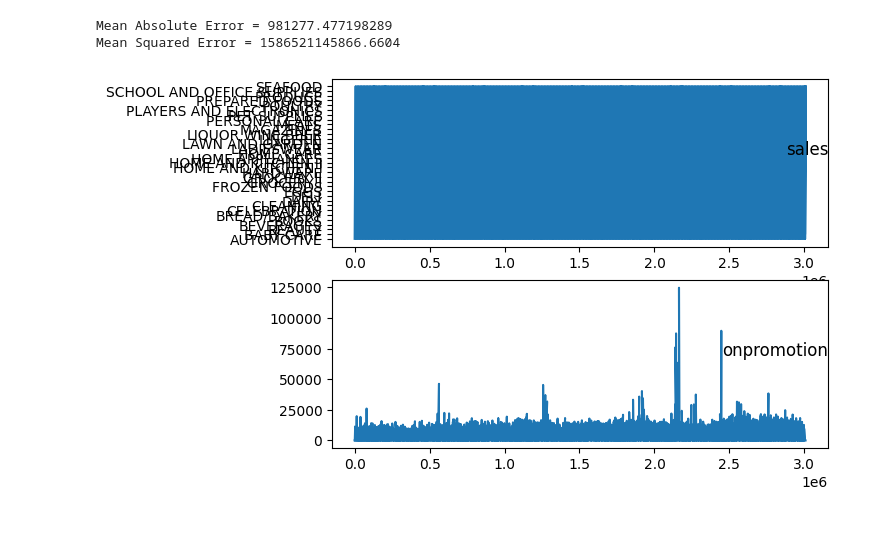
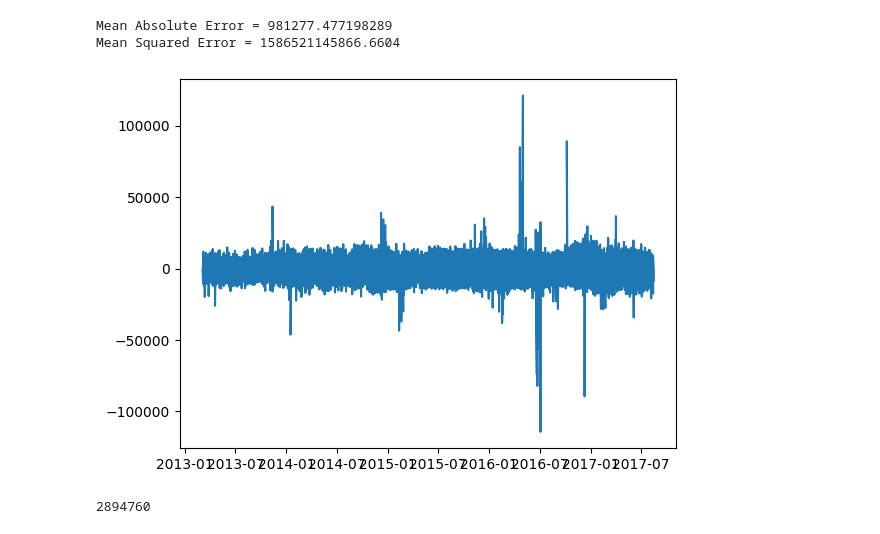
Before and after one commit to kwasichrappah/Time_series_analysis, a Jupyter notebook: sales_forecast.ipynb, the cells around one changed output. Cells and saved outputs as stored; diff of their text form; code cells hidden in the pictures.

```diff
--- a/sales_forecast.ipynb
+++ b/sales_forecast.ipynb
@@ -1394,24 +1391,29 @@ print(f'Mean Squared Error = {mean_squared_error(test,test_predictions)}')
 # %% [output]
 Mean Absolute Error = 981277.477198289
 Mean Squared Error = 1586521145866.6604
-# %%
-from pandas import read_csv
-from matplotlib import pyplot
-# load dataset
-####Add holiday
-values = store_sales_df.values
-# specify columns to plot
-groups = [2,3]
-i = 1
-# plot each column
-pyplot.figure()
-for group in groups:
- pyplot.subplot(len(groups), 1, i)
- pyplot.plot(values[:, group])
- pyplot.title(train_copy.columns[group], y=0.5, loc='right')
- i += 1
-# %% [output]
-[figure, removed]
 # %%
 train_copy
 train_ml = train_copy.drop(['log_sales','monthname','dayname'], axis =1)
+# %%
+### Support Vector regression
+train_ml.tail(500)
+
+### Differencing
+train_ml['shift_30'] = train_ml.sales.diff(113256)
+plt.plot(train_ml['shift_30'])
+plt.show()
+
+## Dropna
+train_ml.dropna(axis=0,inplace= True)
+
+
+numerics = ['store_nbr','onpromotion']
+X = train_ml[numerics]
+y = train_ml['shift_30']
+
+
+
+len(train_ml)
+# %% [output]
+[figure, added]
+2894760
```
Also changed, not shown: parts of 26 cells of this notebook.
